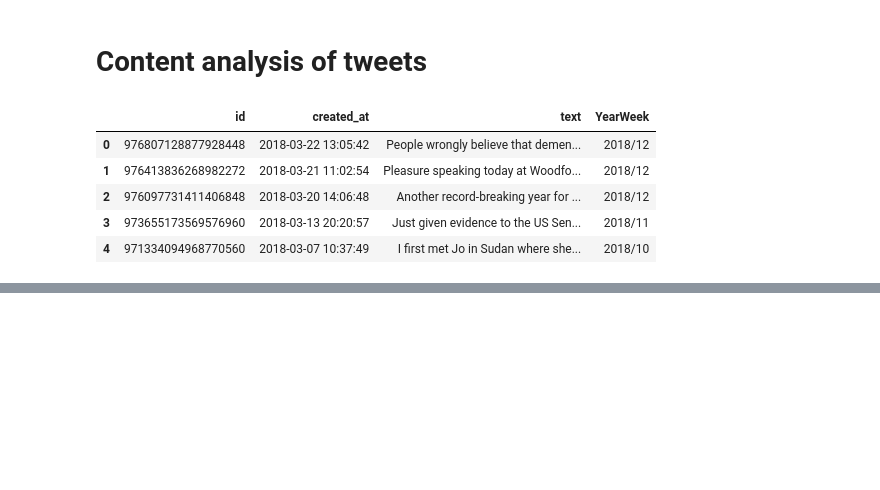
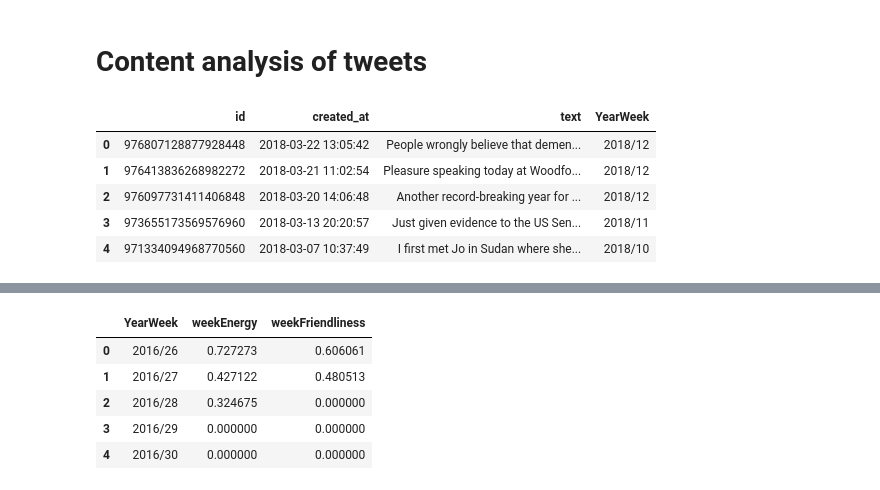
Before and after one commit to puntofisso/Birkbeck, a Jupyter notebook: May_Cameron_Varadkar.ipynb, the cells around one changed output, grey strips where cells are left out. Cells and saved outputs as stored; diff of their text form; code cells hidden in the pictures; blank space fills up the shorter version.

```diff
--- a/May_Cameron_Varadkar.ipynb
+++ b/May_Cameron_Varadkar.ipynb
@@ -211,0 +237,11 @@ dc['friendliness'].plot(x='created_at', y='friendliness', style='o')
+# %%
+# Theresa May indices
+tmi = indices(tmaggr, 'text', 'YearWeek')
+tmi.head()
+# %% [output]
+|  | YearWeek | weekEnergy | weekFriendliness |
+| 0 | 2016/26 | 0.727273 | 0.606061 |
+| 1 | 2016/27 | 0.427122 | 0.480513 |
+| 2 | 2016/28 | 0.324675 | 0.000000 |
+| 3 | 2016/29 | 0.000000 | 0.000000 |
+| 4 | 2016/30 | 0.000000 | 0.000000 |
```
Also changed, not shown: parts of 8 cells of this notebook.
